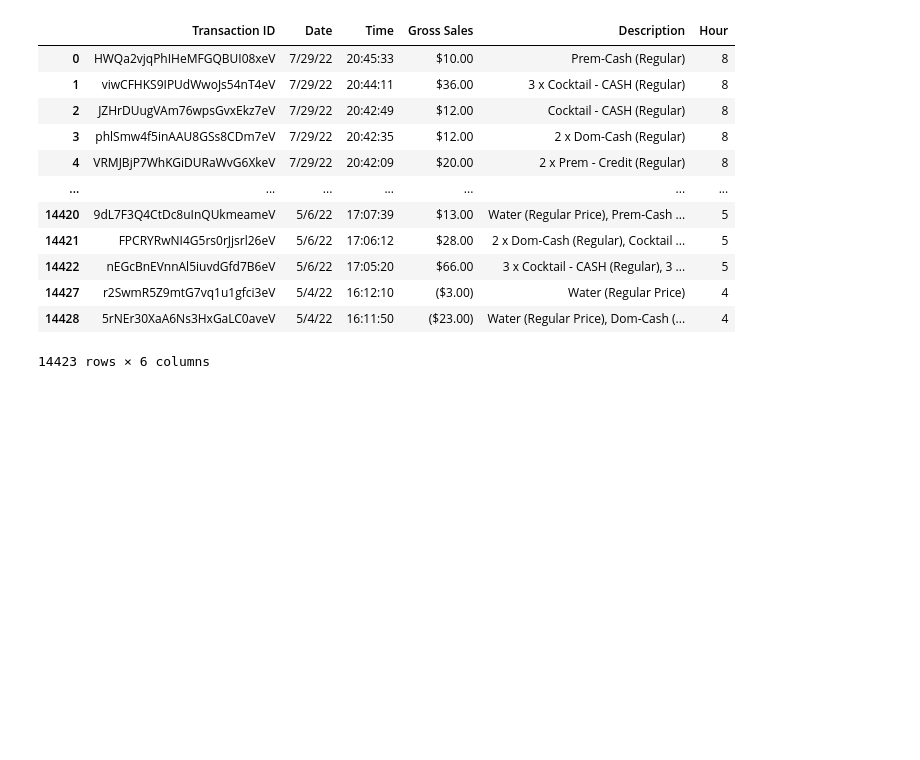
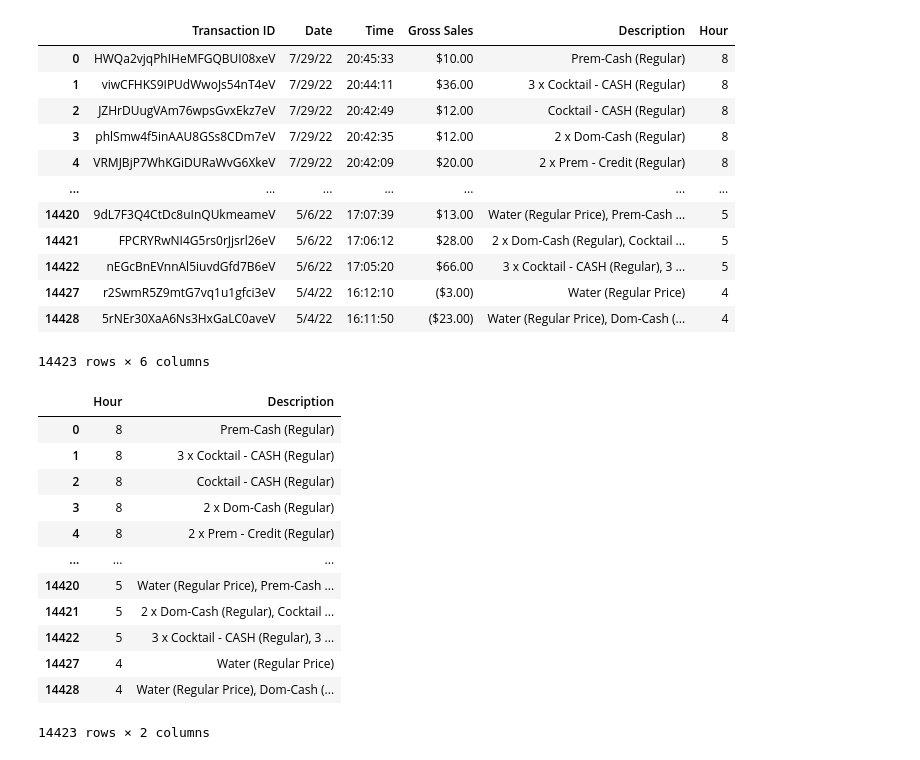
Before and after one commit to newmantldr/CIP-square-data, a Jupyter notebook: cip-data.ipynb, the cells around one changed output. Drawn from its saved outputs; the diff is of its cells as text; code cells hidden in the pictures; blank space fills up the shorter version.

```diff
--- a/cip-data.ipynb
+++ b/cip-data.ipynb
@@ -196,3 +191,20 @@ excel_date
 | 14427 | r2SwmR5Z9mtG7vq1u1gfci3eV | 5/4/22 | 16:12:10 | ($3.00) | Water (Regular Price) | 4 |
 | 14428 | 5rNEr30XaA6Ns3HxGaLC0aveV | 5/4/22 | 16:11:50 | ($23.00) | Water (Regular Price), Dom-Cash (... | 4 |
 14423 rows × 6 columns
+# %%
+hourDesc = excel_date[['Hour', 'Description']]
+hourDesc
+# %% [output]
+|  | Hour | Description |
+| 0 | 8 | Prem-Cash (Regular) |
+| 1 | 8 | 3 x Cocktail - CASH (Regular) |
+| 2 | 8 | Cocktail - CASH (Regular) |
+| 3 | 8 | 2 x Dom-Cash (Regular) |
+| 4 | 8 | 2 x Prem - Credit (Regular) |
+| ... | ... | ... |
+| 14420 | 5 | Water (Regular Price), Prem-Cash ... |
+| 14421 | 5 | 2 x Dom-Cash (Regular), Cocktail ... |
+| 14422 | 5 | 3 x Cocktail - CASH (Regular), 3 ... |
+| 14427 | 4 | Water (Regular Price) |
+| 14428 | 4 | Water (Regular Price), Dom-Cash (... |
+14423 rows × 2 columns
```
Also changed, not shown: parts of 13 cells of this notebook.
